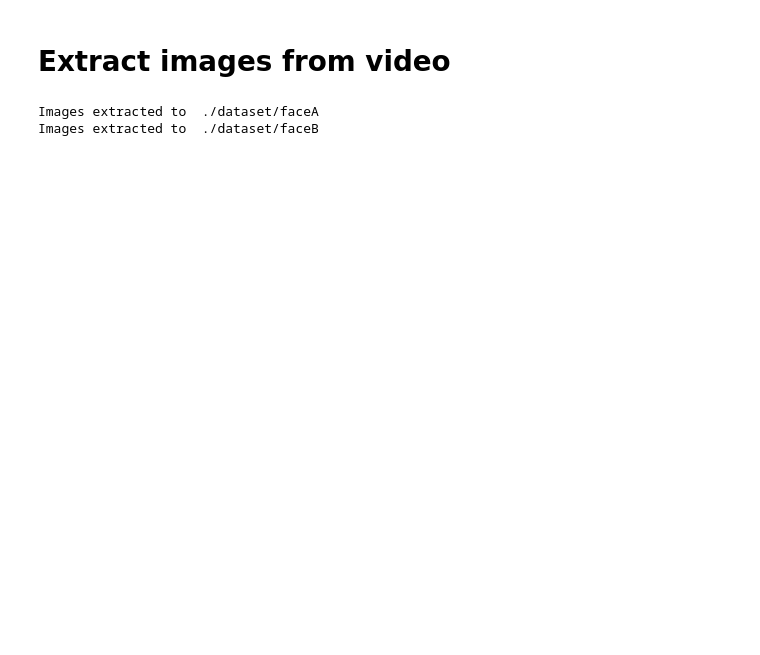
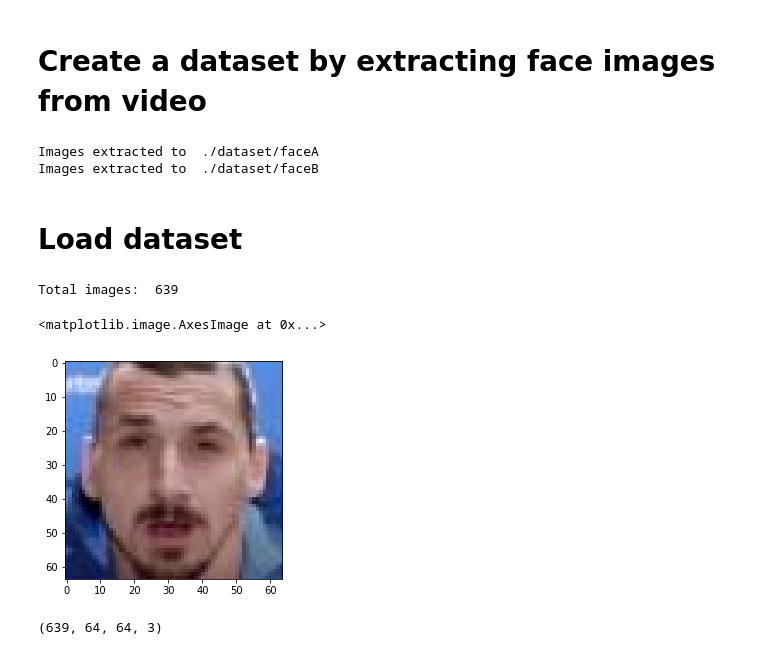
Before and after one commit to betogaona7/hairstyle, a Jupyter notebook: FS-EncDec-Technique/Encoder-Decoder.ipynb, the cells around one changed output. Cells and saved outputs as stored; diff of their text form; code cells hidden in the pictures; blank space fills up the shorter version.

Commit message:
Finish the section of dataset creation by saving only face images with the same dimensions, also started to implemented the section of preprocessing

```diff
--- a/FS-EncDec-Technique/Encoder-Decoder.ipynb
+++ b/FS-EncDec-Technique/Encoder-Decoder.ipynb
@@ -3,3 +9,3 @@ import cv2
 # %% [markdown]
-# Extract images from video
+# Create a dataset by extracting face images from video
 # %%
@@ -34,3 +48,25 @@ extract_imgs(video_faceB, './dataset/faceB')
 # %% [output]
 Images extracted to  ./dataset/faceA
 Images extracted to  ./dataset/faceB
+# %% [markdown]
+# Load dataset
+# %%
+faceA = './dataset/faceA/*.jpg'
+faceB = './dataset/faceB/*.jpg'
+paths = glob.glob(faceA) + glob.glob(faceB)
+faces = []
+
+for img_path in paths:
+    faces.append(plt.imread(img_path))
+
+print("Total images: ", len(faces))
+plt.imshow(faces[0])
+# %% [output]
+Total images:  639
+<matplotlib.image.AxesImage at 0x...>
+[figure, added]
+# %%
+data = np.array(faces)
+data.shape
+# %% [output]
+(639, 64, 64, 3)
```
Also changed, not shown: parts of 9 cells of this notebook.
